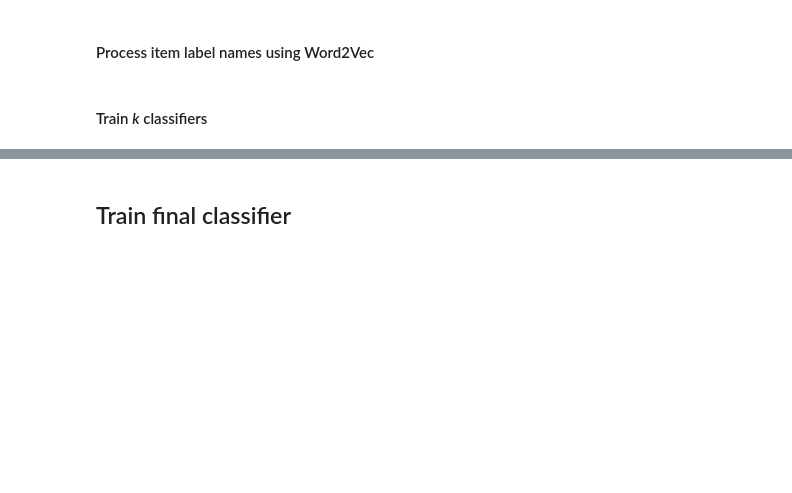
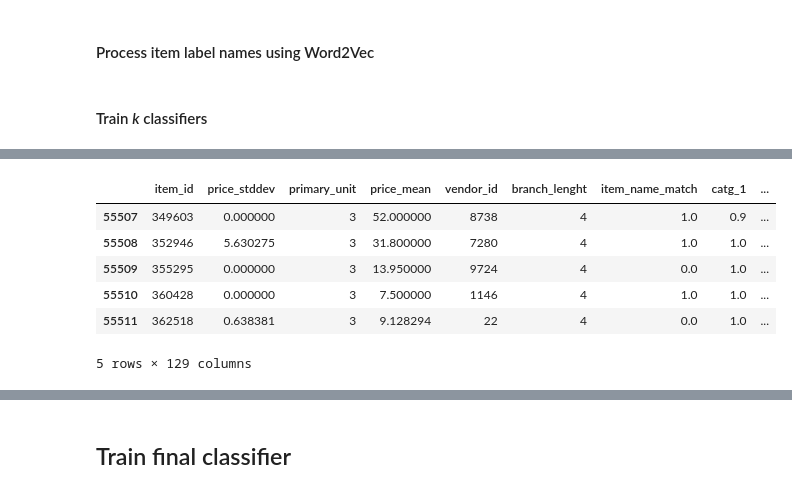
Before and after one commit to omoju/receiptdID, a Jupyter notebook: receiptID_2_Model.ipynb, the cells around one changed output, grey strips where cells are left out. Saved outputs shown, nothing was run; the diff lists cells and outputs as text; code cells hidden in the pictures; blank space fills up the shorter version.

```diff
--- a/receiptID_2_Model.ipynb
+++ b/receiptID_2_Model.ipynb
@@ -734,0 +659,6 @@ Successfully shuffled and split the data!
+# %%
+## Drop categories that we didn't train for in this implementation
+col_name = ['label', u'item_id', u'price_stddev', u'primary_unit', u'price_mean',
+ u'vendor_id', u'branch_lenght', u'item_name_match'] + ['catg_'+str(key) for key in scores.keys()]
+# %%
+X = the_df[col_name]
@@ -734,0 +670,18 @@ Successfully shuffled and split the data!
+# %%
+category_mask = data[['label']].isin(y.unique()).all(axis=1)
+X_test = data[category_mask]
+X_test = X_test[col_name]
+# %%
+y_test = X_test['label']
+X_test = X_test.fillna(0)
+X_test.drop(['label'], axis = 1, inplace = True)
+# %%
+X_test.tail()
+# %% [output]
+|  | item_id | price_stddev | primary_unit | price_mean | vendor_id | branch_lenght | item_name_match | catg_1 | ... |
+| 55507 | 349603 | 0.000000 | 3 | 52.000000 | 8738 | 4 | 1.0 | 0.9 | ... |
+| 55508 | 352946 | 5.630275 | 3 | 31.800000 | 7280 | 4 | 1.0 | 1.0 | ... |
+| 55509 | 355295 | 0.000000 | 3 | 13.950000 | 9724 | 4 | 0.0 | 1.0 | ... |
+| 55510 | 360428 | 0.000000 | 3 | 7.500000 | 1146 | 4 | 1.0 | 1.0 | ... |
+| 55511 | 362518 | 0.638381 | 3 | 9.128294 | 22 | 4 | 0.0 | 1.0 | ... |
+5 rows × 129 columns
```
Also changed, not shown: parts of 76 cells of this notebook.
